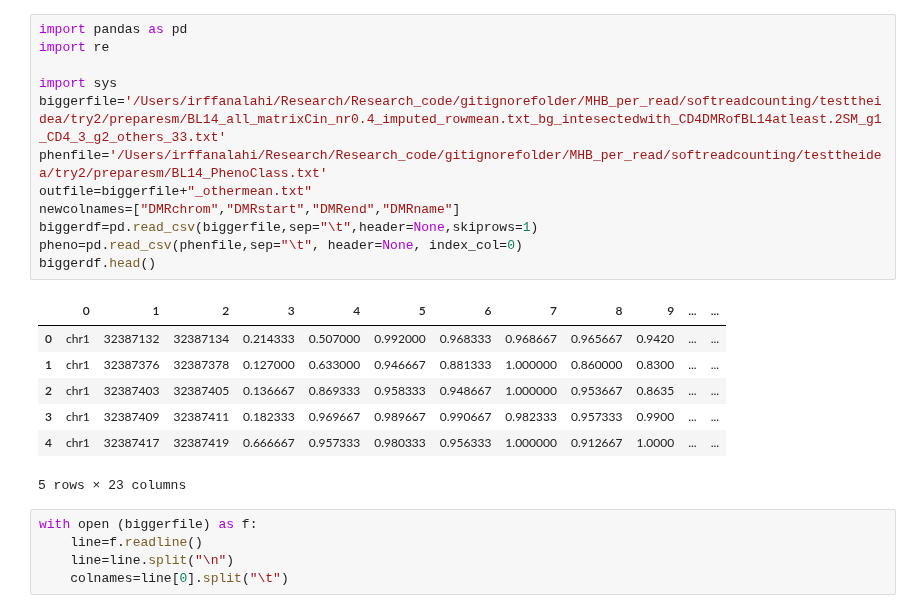
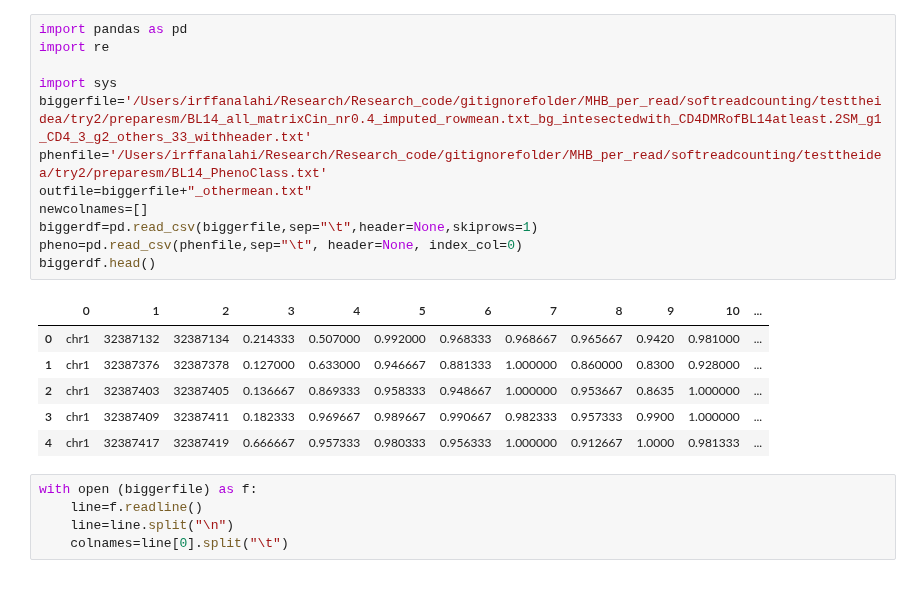
Before and after one commit to Irfanwustl/Research_code, a Jupyter notebook: MHB_per_read/softreadcounting/try2/preprocessALLcpg/Othermean_ALLct.ipynb, the cells around one changed output. Cells and saved outputs as stored; diff of their text form.

```diff
--- a/MHB_per_read/softreadcounting/try2/preprocessALLcpg/Othermean_ALLct.ipynb
+++ b/MHB_per_read/softreadcounting/try2/preprocessALLcpg/Othermean_ALLct.ipynb
@@ -1,23 +1,22 @@
 # %%
 import pandas as pd
 import re
 
 import sys
-biggerfile='/Users/irffanalahi/Research/Research_code/gitignorefolder/MHB_per_read/softreadcounting/testtheidea/try2/preparesm/BL14_all_matrixCin_nr0.4_imputed_rowmean.txt_bg_intesectedwith_CD4DMRofBL14atleast.2SM_g1_CD4_3_g2_others_33.txt'
+biggerfile='/Users/irffanalahi/Research/Research_code/gitignorefolder/MHB_per_read/softreadcounting/testtheidea/try2/preparesm/BL14_all_matrixCin_nr0.4_imputed_rowmean.txt_bg_intesectedwith_CD4DMRofBL14atleast.2SM_g1_CD4_3_g2_others_33_withheader.txt'
 phenfile='/Users/irffanalahi/Research/Research_code/gitignorefolder/MHB_per_read/softreadcounting/testtheidea/try2/preparesm/BL14_PhenoClass.txt'
 outfile=biggerfile+"_othermean.txt"
-newcolnames=["DMRchrom","DMRstart","DMRend","DMRname"]
+newcolnames=[]
 biggerdf=pd.read_csv(biggerfile,sep="\t",header=None,skiprows=1)
 pheno=pd.read_csv(phenfile,sep="\t", header=None, index_col=0)
 biggerdf.head()
 # %% [output]
-|  | 0 | 1 | 2 | 3 | 4 | 5 | 6 | 7 | 8 | 9 | ... | ... |
-| 0 | chr1 | 32387132 | 32387134 | 0.214333 | 0.507000 | 0.992000 | 0.968333 | 0.968667 | 0.965667 | 0.9420 | ... | ... |
-| 1 | chr1 | 32387376 | 32387378 | 0.127000 | 0.633000 | 0.946667 | 0.881333 | 1.000000 | 0.860000 | 0.8300 | ... | ... |
-| 2 | chr1 | 32387403 | 32387405 | 0.136667 | 0.869333 | 0.958333 | 0.948667 | 1.000000 | 0.953667 | 0.8635 | ... | ... |
-| 3 | chr1 | 32387409 | 32387411 | 0.182333 | 0.969667 | 0.989667 | 0.990667 | 0.982333 | 0.957333 | 0.9900 | ... | ... |
-| 4 | chr1 | 32387417 | 32387419 | 0.666667 | 0.957333 | 0.980333 | 0.956333 | 1.000000 | 0.912667 | 1.0000 | ... | ... |
+|  | 0 | 1 | 2 | 3 | 4 | 5 | 6 | 7 | 8 | 9 | 10 | ... |
+| 0 | chr1 | 32387132 | 32387134 | 0.214333 | 0.507000 | 0.992000 | 0.968333 | 0.968667 | 0.965667 | 0.9420 | 0.981000 | ... |
+| 1 | chr1 | 32387376 | 32387378 | 0.127000 | 0.633000 | 0.946667 | 0.881333 | 1.000000 | 0.860000 | 0.8300 | 0.928000 | ... |
+| 2 | chr1 | 32387403 | 32387405 | 0.136667 | 0.869333 | 0.958333 | 0.948667 | 1.000000 | 0.953667 | 0.8635 | 1.000000 | ... |
+| 3 | chr1 | 32387409 | 32387411 | 0.182333 | 0.969667 | 0.989667 | 0.990667 | 0.982333 | 0.957333 | 0.9900 | 1.000000 | ... |
+| 4 | chr1 | 32387417 | 32387419 | 0.666667 | 0.957333 | 0.980333 | 0.956333 | 1.000000 | 0.912667 | 1.0000 | 0.981333 | ... |
-5 rows × 23 columns
 # %%
 with open (biggerfile) as f:
     line=f.readline()
```
